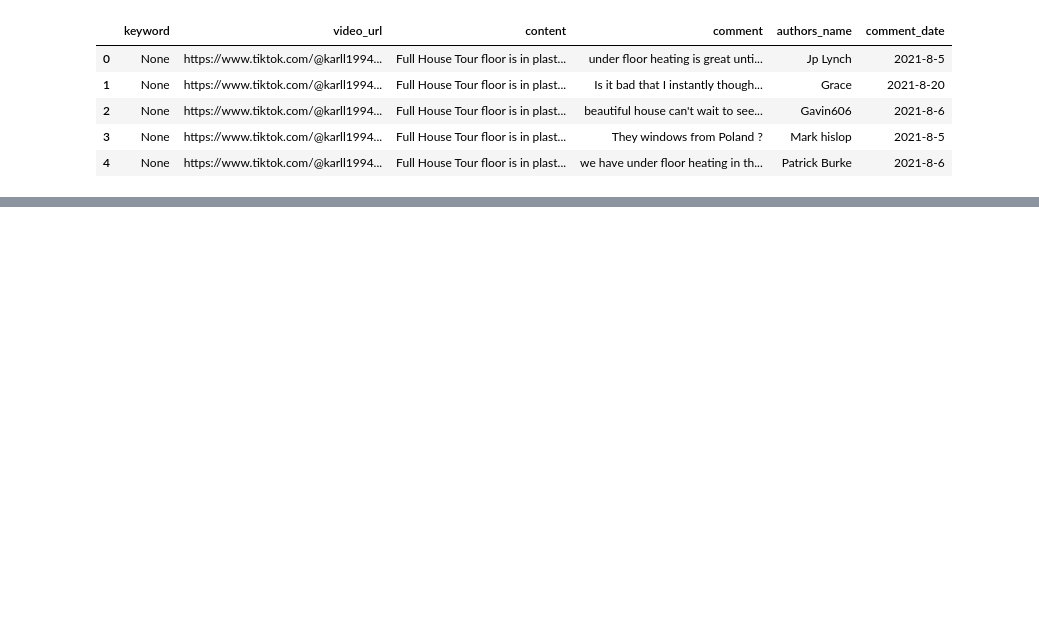
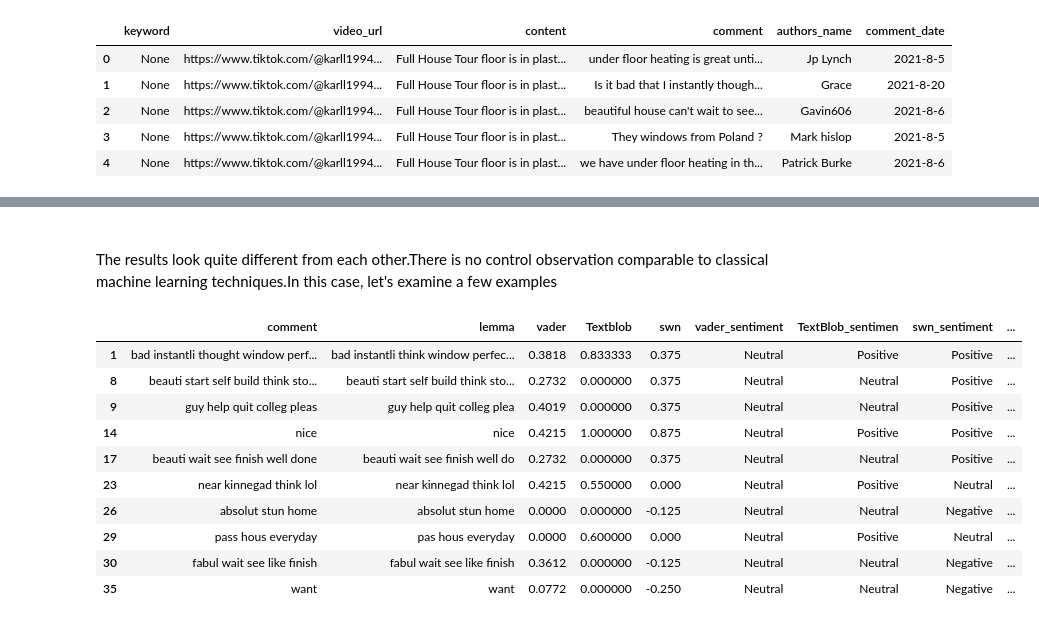
Before and after one commit to aytenkermencct/assesment_cct, a Jupyter notebook: sentiment_analysis.ipynb, the cells around one changed output, grey strips where cells are left out. Cells and saved outputs as stored; diff of their text form; code cells hidden in the pictures; blank space fills up the shorter version.

```diff
--- a/sentiment_analysis.ipynb
+++ b/sentiment_analysis.ipynb
@@ -105,0 +348,18 @@ TypeError: expected string or bytes-like object
+# %% [markdown]
+###
+The results look quite different from each other.There is no control observation comparable to classical machine learning techniques.In this case, let's examine a few examples
+# %%
+test_1=df_final[(df_final['vader_sentiment']=='Neutral')& ((df_final['swn_sentiment']!='Neutral')|(df_final['TextBlob_sentiment']!='Neutral'))]
+test_1.head(10)
+# %% [output]
+|  | comment | lemma | vader | Textblob | swn | vader_sentiment | TextBlob_sentimen | swn_sentiment | ... |
+| 1 | bad instantli thought window perf... | bad instantli think window perfec... | 0.3818 | 0.833333 | 0.375 | Neutral | Positive | Positive | ... |
+| 8 | beauti start self build think sto... | beauti start self build think sto... | 0.2732 | 0.000000 | 0.375 | Neutral | Neutral | Positive | ... |
+| 9 | guy help quit colleg pleas | guy help quit colleg plea | 0.4019 | 0.000000 | 0.375 | Neutral | Neutral | Positive | ... |
+| 14 | nice | nice | 0.4215 | 1.000000 | 0.875 | Neutral | Positive | Positive | ... |
+| 17 | beauti wait see finish well done | beauti wait see finish well do | 0.2732 | 0.000000 | 0.375 | Neutral | Neutral | Positive | ... |
+| 23 | near kinnegad think lol | near kinnegad think lol | 0.4215 | 0.550000 | 0.000 | Neutral | Positive | Neutral | ... |
+| 26 | absolut stun home | absolut stun home | 0.0000 | 0.000000 | -0.125 | Neutral | Neutral | Negative | ... |
+| 29 | pass hous everyday | pas hous everyday | 0.0000 | 0.600000 | 0.000 | Neutral | Positive | Neutral | ... |
+| 30 | fabul wait see like finish | fabul wait see like finish | 0.3612 | 0.000000 | -0.125 | Neutral | Neutral | Negative | ... |
+| 35 | want | want | 0.0772 | 0.000000 | -0.250 | Neutral | Neutral | Negative | ... |
```
Also changed, not shown: parts of 23 cells of this notebook.
